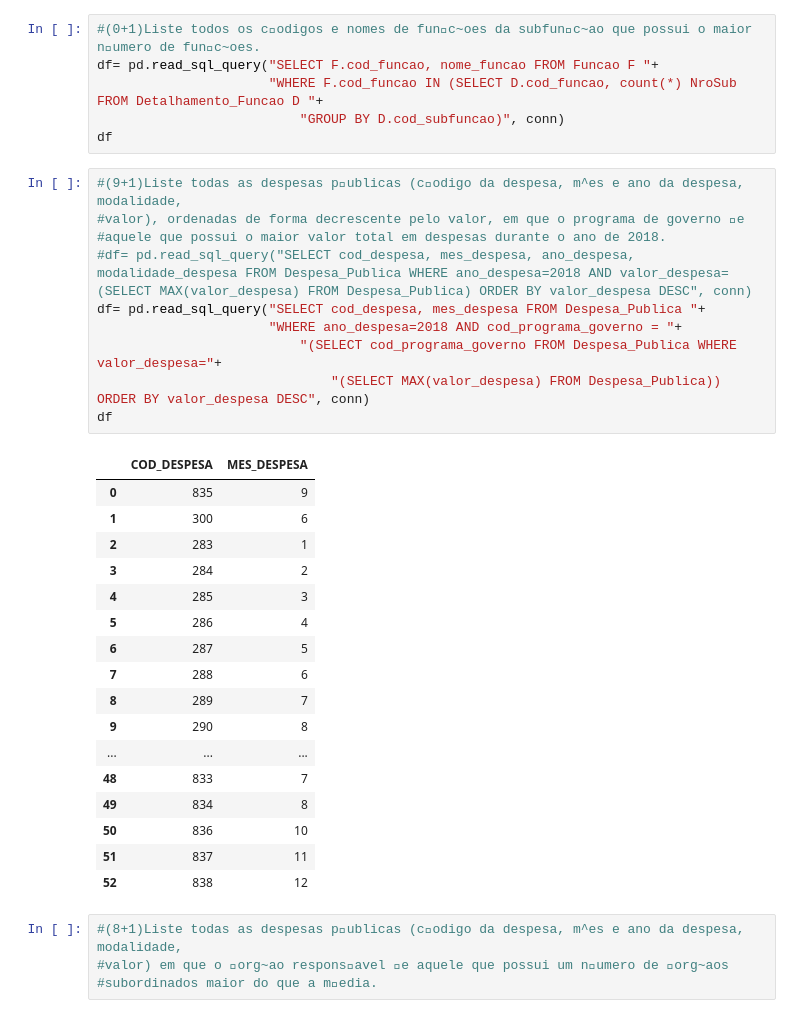
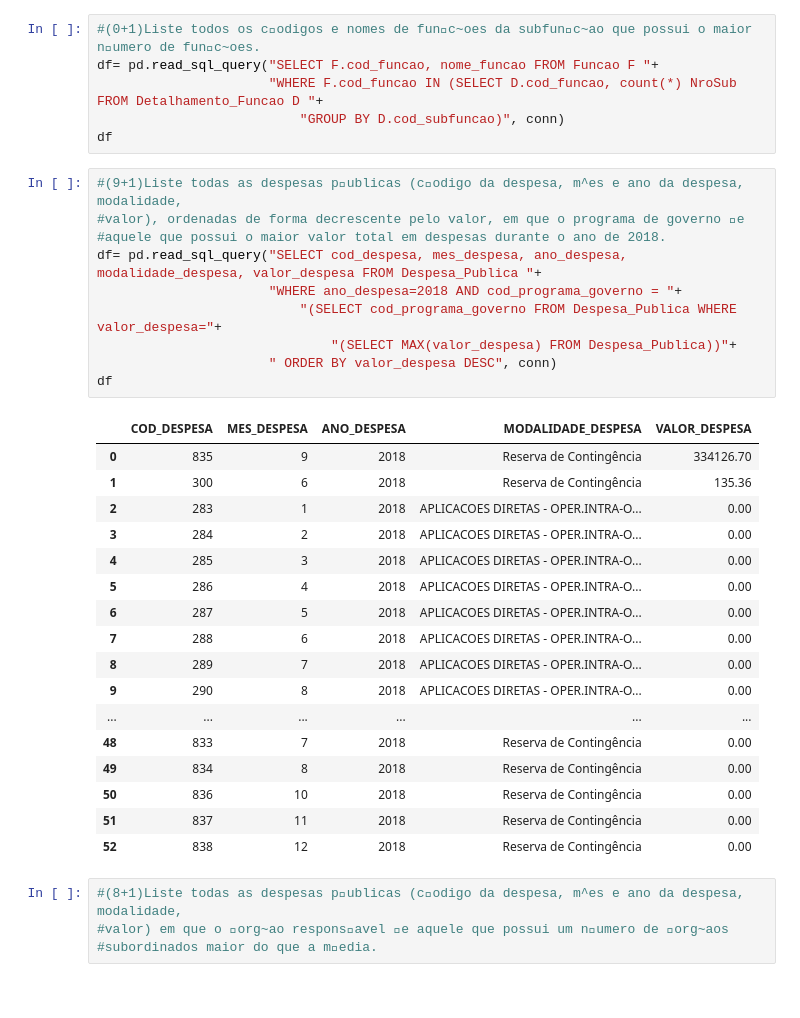
Before and after one commit to FelipeGuimaraes42/TP1-IBD, a Jupyter notebook: notebook.ipynb, the cells around one changed output. Cells and saved outputs as stored; diff of their text form.

```diff
--- a/notebook.ipynb
+++ b/notebook.ipynb
@@ -51,26 +51,26 @@ df
 #aquele que possui o maior valor total em despesas durante o ano de 2018.
-#df= pd.read_sql_query("SELECT cod_despesa, mes_despesa, ano_despesa, modalidade_despesa FROM Despesa_Publica WHERE ano_despesa=2018 AND valor_despesa=(SELECT MAX(valor_despesa) FROM Despesa_Publica) ORDER BY valor_despesa DESC", conn)
-df= pd.read_sql_query("SELECT cod_despesa, mes_despesa FROM Despesa_Publica "+
+df= pd.read_sql_query("SELECT cod_despesa, mes_despesa, ano_despesa, modalidade_despesa, valor_despesa FROM Despesa_Publica "+
                       "WHERE ano_despesa=2018 AND cod_programa_governo = "+
                           "(SELECT cod_programa_governo FROM Despesa_Publica WHERE valor_despesa="+
-                              "(SELECT MAX(valor_despesa) FROM Despesa_Publica)) ORDER BY valor_despesa DESC", conn)
+                              "(SELECT MAX(valor_despesa) FROM Despesa_Publica))"+
+                      " ORDER BY valor_despesa DESC", conn)
 df
 # %% [output]
-|  | COD_DESPESA | MES_DESPESA |
-| 0 | 835 | 9 |
-| 1 | 300 | 6 |
-| 2 | 283 | 1 |
-| 3 | 284 | 2 |
-| 4 | 285 | 3 |
-| 5 | 286 | 4 |
-| 6 | 287 | 5 |
-| 7 | 288 | 6 |
-| 8 | 289 | 7 |
-| 9 | 290 | 8 |
-| ... | ... | ... |
-| 48 | 833 | 7 |
-| 49 | 834 | 8 |
-| 50 | 836 | 10 |
-| 51 | 837 | 11 |
-| 52 | 838 | 12 |
+|  | COD_DESPESA | MES_DESPESA | ANO_DESPESA | MODALIDADE_DESPESA | VALOR_DESPESA |
+| 0 | 835 | 9 | 2018 | Reserva de Contingência | 334126.70 |
+| 1 | 300 | 6 | 2018 | Reserva de Contingência | 135.36 |
+| 2 | 283 | 1 | 2018 | APLICACOES DIRETAS - OPER.INTRA-O... | 0.00 |
+| 3 | 284 | 2 | 2018 | APLICACOES DIRETAS - OPER.INTRA-O... | 0.00 |
+| 4 | 285 | 3 | 2018 | APLICACOES DIRETAS - OPER.INTRA-O... | 0.00 |
+| 5 | 286 | 4 | 2018 | APLICACOES DIRETAS - OPER.INTRA-O... | 0.00 |
+| 6 | 287 | 5 | 2018 | APLICACOES DIRETAS - OPER.INTRA-O... | 0.00 |
+| 7 | 288 | 6 | 2018 | APLICACOES DIRETAS - OPER.INTRA-O... | 0.00 |
+| 8 | 289 | 7 | 2018 | APLICACOES DIRETAS - OPER.INTRA-O... | 0.00 |
+| 9 | 290 | 8 | 2018 | APLICACOES DIRETAS - OPER.INTRA-O... | 0.00 |
+| ... | ... | ... | ... | ... | ... |
+| 48 | 833 | 7 | 2018 | Reserva de Contingência | 0.00 |
+| 49 | 834 | 8 | 2018 | Reserva de Contingência | 0.00 |
+| 50 | 836 | 10 | 2018 | Reserva de Contingência | 0.00 |
+| 51 | 837 | 11 | 2018 | Reserva de Contingência | 0.00 |
+| 52 | 838 | 12 | 2018 | Reserva de Contingência | 0.00 |
 # %%
```
Also changed, not shown: parts of 8 cells of this notebook.
